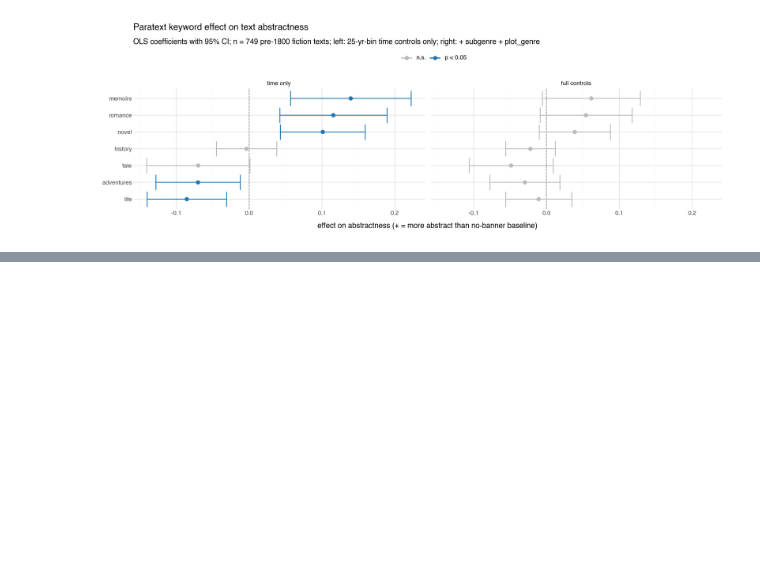
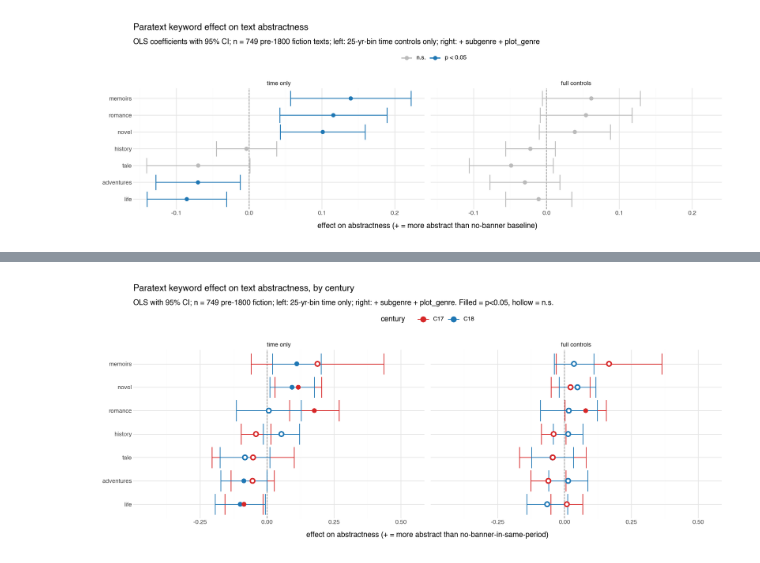
Before and after one commit to quadrismegistus/abstraction, a Jupyter notebook: notebooks/17-subgenre.ipynb, the cells around one changed output, grey strips where cells are left out. Cells and saved outputs as stored; diff of their text form; code cells hidden in the pictures; blank space fills up the shorter version.

```diff
--- a/notebooks/17-subgenre.ipynb
+++ b/notebooks/17-subgenre.ipynb
@@ -1173,0 +1180,87 @@ Saved to /Users/rj416/Dropbox/Prof/Books/AbsLitHist/book/figures/subgenre_parate
+# %%
+# Century-exploded paratext coefficients.
+# Build pt_X_C17 / pt_X_C18 from joint['century']. C16 dropped (too few hits).
+joint['century'] = (joint['year'] // 100 * 100).astype(int)
+PT_X_CENT = []
+for col in PARA_COLS:
+    name = col.replace('pt_', '')
+    for cent in (1600, 1700):
+        cname = f'{name}_C{cent//100+1}'
+        joint[cname] = ((joint['century'] == cent) & joint[col].astype(bool)).astype(int)
+        PT_X_CENT.append(cname)
+X_pt_c = joint[PT_X_CENT].values.astype(float)
+
+n_per_cell = joint[PT_X_CENT].sum().to_dict()
+print('n per (banner x century) cell:')
+for c in PT_X_CENT:
+    print(f'  {c:<16} {int(n_per_cell[c]):>3}')
+
+import statsmodels.api as sm
+
+# Spec 1: time-bin + (paratext x century)
+X1 = np.hstack([X_bin, X_pt_c])
+ols1 = sm.OLS(y_j, sm.add_constant(X1)).fit()
+off1 = 1 + X_bin.shape[1]
+
+# Spec 2: time-bin + subgenre + plot_genre + (paratext x century)
+X2 = np.hstack([X_bin, X_sg_j, X_pg_j, X_pt_c])
+ols2 = sm.OLS(y_j, sm.add_constant(X2)).fit()
+off2 = 1 + X_bin.shape[1] + X_sg_j.shape[1] + X_pg_j.shape[1]
+
+rows = []
+for i, name in enumerate(PT_X_CENT):
+    banner, cent = name.rsplit('_', 1)
+    for spec, ols, off in [('time only', ols1, off1), ('full controls', ols2, off2)]:
+        rows.append({
+            'banner': banner, 'century': cent, 'label': name, 'spec': spec,
+            'coef': ols.params[off+i], 'se': ols.bse[off+i], 'p': ols.pvalues[off+i],
+            'n': int(n_per_cell[name]),
+        })
+ccoef = pd.DataFrame(rows)
+ccoef['lo'] = ccoef['coef'] - 1.96 * ccoef['se']
+ccoef['hi'] = ccoef['coef'] + 1.96 * ccoef['se']
+ccoef['signif'] = ccoef['p'] < 0.05
+ccoef['banner_n'] = ccoef.apply(lambda r: f"{r['banner']} (n={r['n']})", axis=1)
+
+# Order banners by mean time-only coef (concrete -> abstract); use ordered cat
+banner_order = (ccoef[ccoef['spec']=='time only'].groupby('banner')['coef'].mean()
+                .sort_values().index.tolist())
+ccoef['banner'] = pd.Categorical(ccoef['banner'], categories=banner_order, ordered=True)
+ccoef['century'] = pd.Categorical(ccoef['century'], categories=['C17', 'C18'], ordered=True)
+ccoef['spec'] = pd.Categorical(ccoef['spec'], categories=['time only', 'full controls'], ordered=True)
+
+print('\nParatext x century coefficients:')
+print(ccoef[['label', 'spec', 'coef', 'se', 'p', 'n', 'signif']]
+      .sort_values(['spec', 'coef']).to_string(index=False))
+
+# Significant points get filled circles, n.s. get hollow (size still encoded)
+sig_pts = ccoef[ccoef['signif']]
+nsig_pts = ccoef[~ccoef['signif']]
+
+p_pcc = (p9.ggplot(ccoef, p9.aes(x='coef', y='banner', color='century'))
+         + p9.geom_vline(xintercept=0, linetype='dashed', color='#888888')
+         + p9.geom_errorbarh(p9.aes(xmin='lo', xmax='hi'),
+                             height=0.0, size=0.6,
+                             position=p9.position_dodge(width=0.7))
+         + p9.geom_point(data=nsig_pts, size=2.6, fill='white', stroke=1.2,
+                         position=p9.position_dodge(width=0.7))
+         + p9.geom_point(data=sig_pts, size=3.0,
+                         position=p9.position_dodge(width=0.7))
+         + p9.facet_wrap('~ spec', ncol=2)
+         + p9.scale_color_manual(values={'C17': '#d62728', 'C18': '#1f77b4'})
+         + p9.labs(
+             title='Paratext keyword effect on text abstractness, by century',
+             subtitle=f'OLS with 95% CI; n = {len(joint):,} pre-1800 fiction; '
+                      f'left: 25-yr-bin time only; right: + subgenre + plot_genre. '
+                      f'Filled = p<0.05, hollow = n.s.',
+             x='effect on abstractness (+ = more abstract than no-banner-in-same-period)',
+             y='', color='century',
+         )
+         + p9.theme_minimal()
+         + p9.theme(figure_size=(13, 5.5), legend_position='top'))
+
+out = os.path.join(DROPBOX_FIGS, 'subgenre_paratext_abstractness_century_coefficients.png')
+p_pcc.save(out, dpi=300, verbose=False)
+print(f'\nSaved to {out}')
+p_pcc
+# %% [output]
@@ -1173,0 +1284 @@ Saved to /Users/rj416/Dropbox/Prof/Books/AbsLitHist/book/figures/subgenre_parate
+[figure, added]
```
Also changed, not shown: parts of 2 cells of this notebook.
